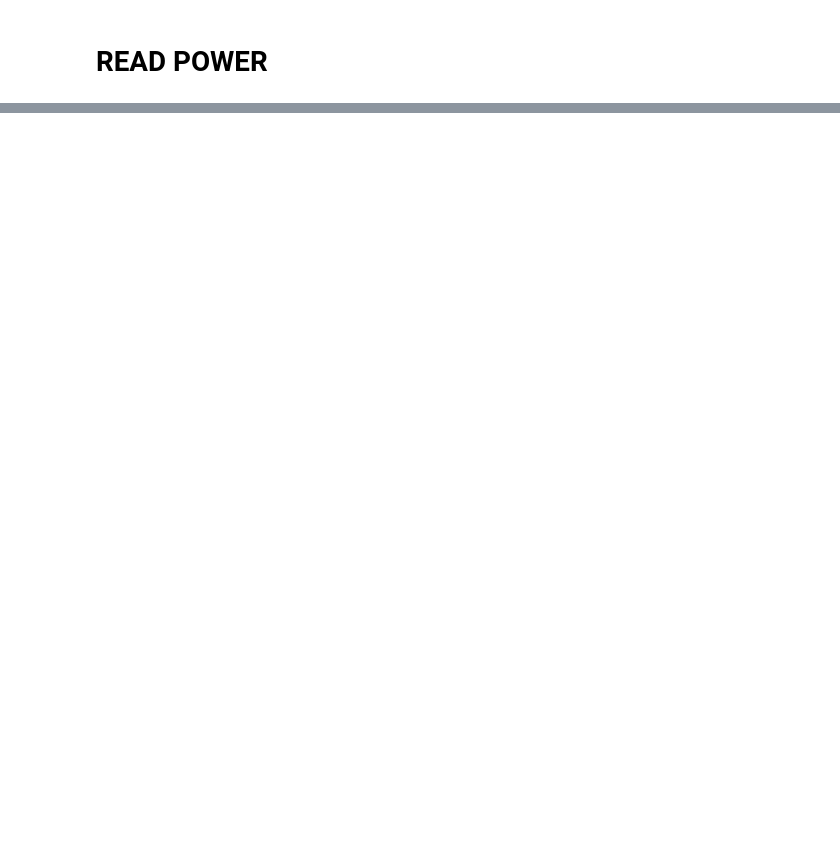
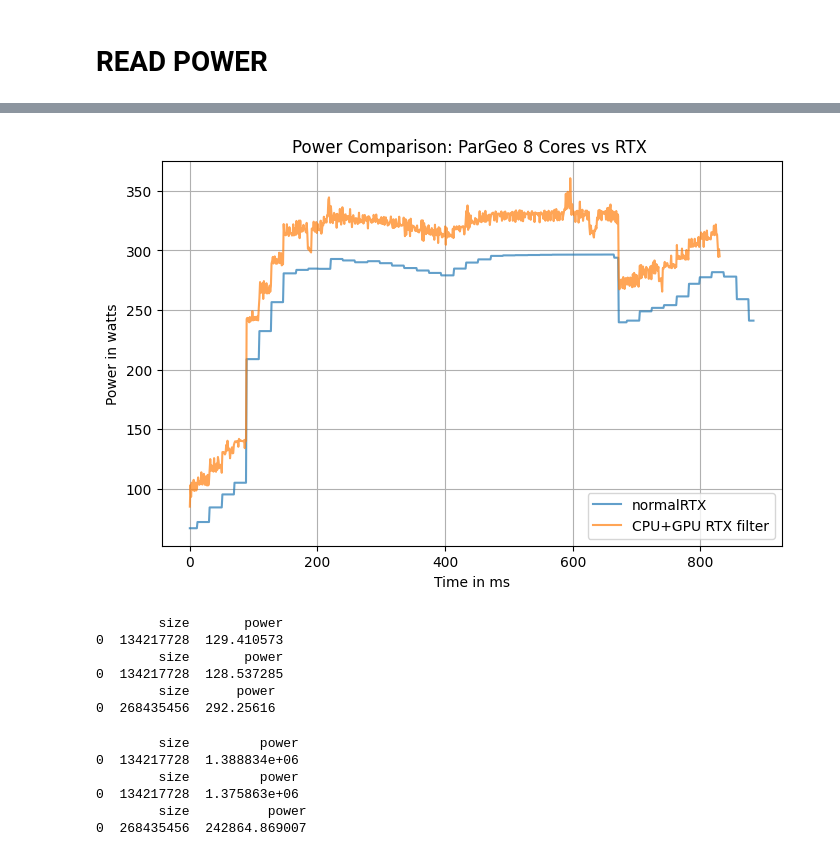
Before and after one commit to rcarrascoc/results, a Jupyter notebook: outputs/plots.ipynb, the cells around one changed output, grey strips where cells are left out. Drawn from its saved outputs; the diff is of its cells as text; code cells hidden in the pictures; blank space fills up the shorter version.

```diff
--- a/outputs/plots.ipynb
+++ b/outputs/plots.ipynb
@@ -81,0 +180,4 @@ plt.show()
+# %%
+normalRTX = read_power(2**27, "normalRTX", ["power-rtx-gpu_find_extremes_axis", "power-rtx-gpu_find_corners", "power-rtx-gpu_fill_polyhedron", "power-rtx-gpu_launch_rtx", "power-rtx-gpu_compaction"], 0, PATH="power/")
+
+CPU_normalRTX = read_power(2**27, "normalRTX", ["power-rtx-cpu_find_extremes_axis", 'power-rtx-cpu_find_corners', 'power-rtx-cpu_fill_polyhedron', 'power-rtx-cpu_launch_rtx', 'power-rtx-cpu_compaction'], 0, PATH="power/")
@@ -81,0 +197,67 @@ plt.show()
+# %%
+import matplotlib.pyplot as plt
+
+# Convert 'size' to int if needed
+#normal8['size'] = normal8['size'].astype(int)
+#normalRTX['size'] = normalRTX['size'].astype(int)
+#CPU_normalRTX['size'] = CPU_normalRTX['size'].astype(int)
+total_normalRTX = normalRTX + CPU_normalRTX
+
+plt.figure(figsize=(8, 5))
+#plt.plot(normal8['power'].values, label='ParGeo 8 cores', alpha=0.7)
+#plt.plot(normal20['power'].values, label='ParGeo 20 cores', alpha=0.7)
+plt.plot(normalRTX['power'].values, label='normalRTX', alpha=0.7)
+#plt.plot(CPU_normalRTX['power'].values, label='CPU_normalRTX', alpha=0.7)
+plt.plot(total_normalRTX['power'].values, label='CPU+GPU RTX filter', alpha=0.7)
+plt.ylabel('Power in watts')
+plt.xlabel('Time in ms')
+plt.title('Power Comparison: ParGeo 8 Cores vs RTX ')
+plt.legend()
+plt.grid(True)
+plt.show()
+# %% [output]
+[figure, added]
+# %%
+# average power by size
+def average_power_by_size(df):
+    # Group by 'size' and calculate the mean of 'power'
+    avg_power = df.groupby('size')['power'].mean().reset_index()
+    return avg_power
+
+normal8_avg = average_power_by_size(normal8)
+normal20_avg = average_power_by_size(normal20)
+#normalRTX_avg = average_power_by_size(normalRTX)
+CPU_normalRTX_avg = average_power_by_size(total_normalRTX)
+
+print (normal8_avg)
+print (normal20_avg)
+print (CPU_normalRTX_avg)
+# %% [output]
+        size       power
+0  134217728  129.410573
+        size       power
+0  134217728  128.537285
+        size      power
+0  268435456  292.25616
+# %%
+# sum power by size
+def sum_power_by_size(df):
+    # Group by 'size' and calculate the sum of 'power'
+    sum_power = df.groupby('size')['power'].sum().reset_index()
+    return sum_power
+
+normal8_sum = sum_power_by_size(normal8)
+normal20_sum = sum_power_by_size(normal20)
+#normalRTX_sum = sum_power_by_size(normalRTX)
+CPU_normalRTX_sum = sum_power_by_size(total_normalRTX)
+
+print (normal8_sum)
+print (normal20_sum)
+print (CPU_normalRTX_sum)
+# %% [output]
+        size         power
+0  134217728  1.388834e+06
+        size         power
+0  134217728  1.375863e+06
+        size          power
+0  268435456  242864.869007
```
Also changed, not shown: parts of 16 cells of this notebook, 34 other files.
